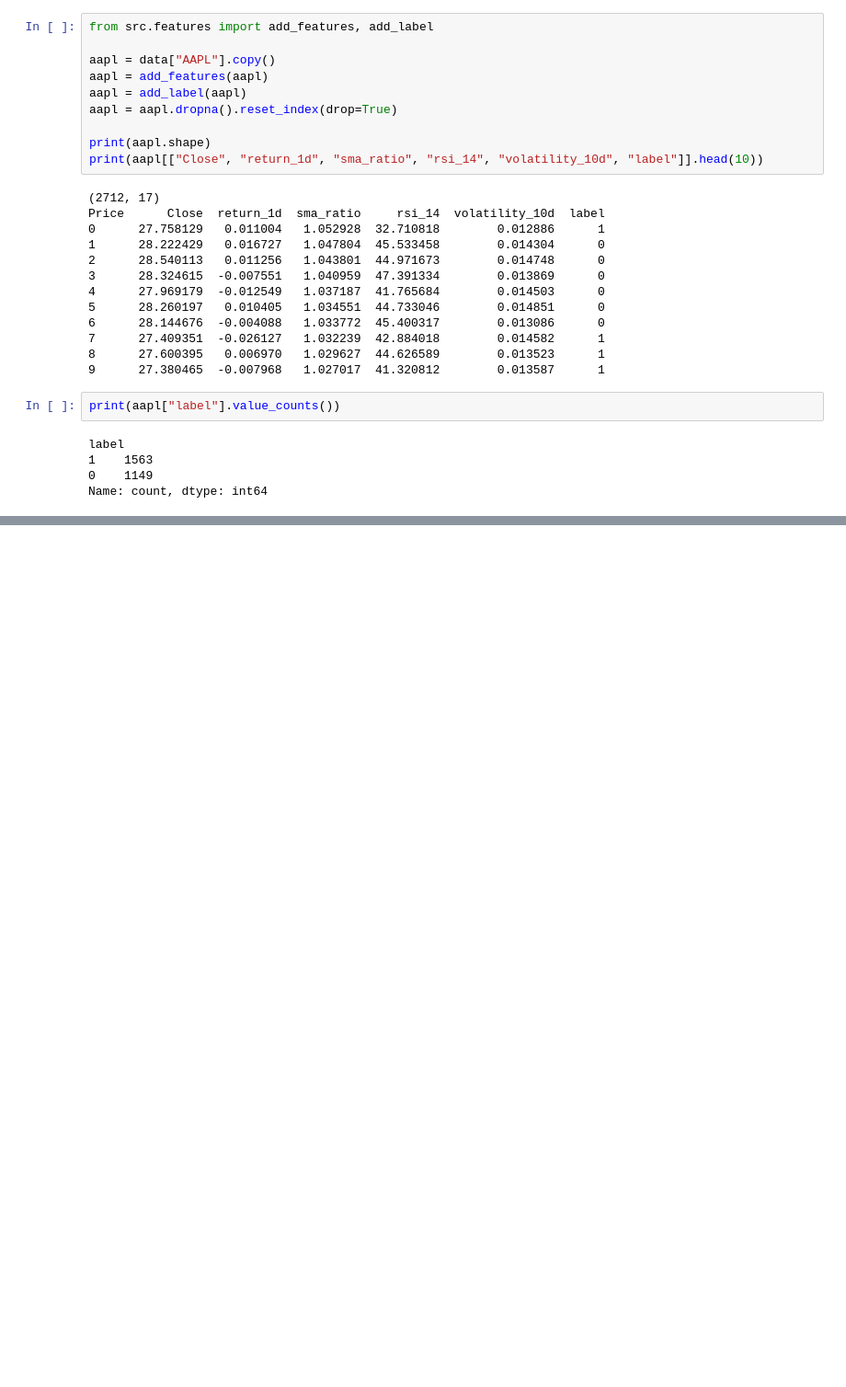
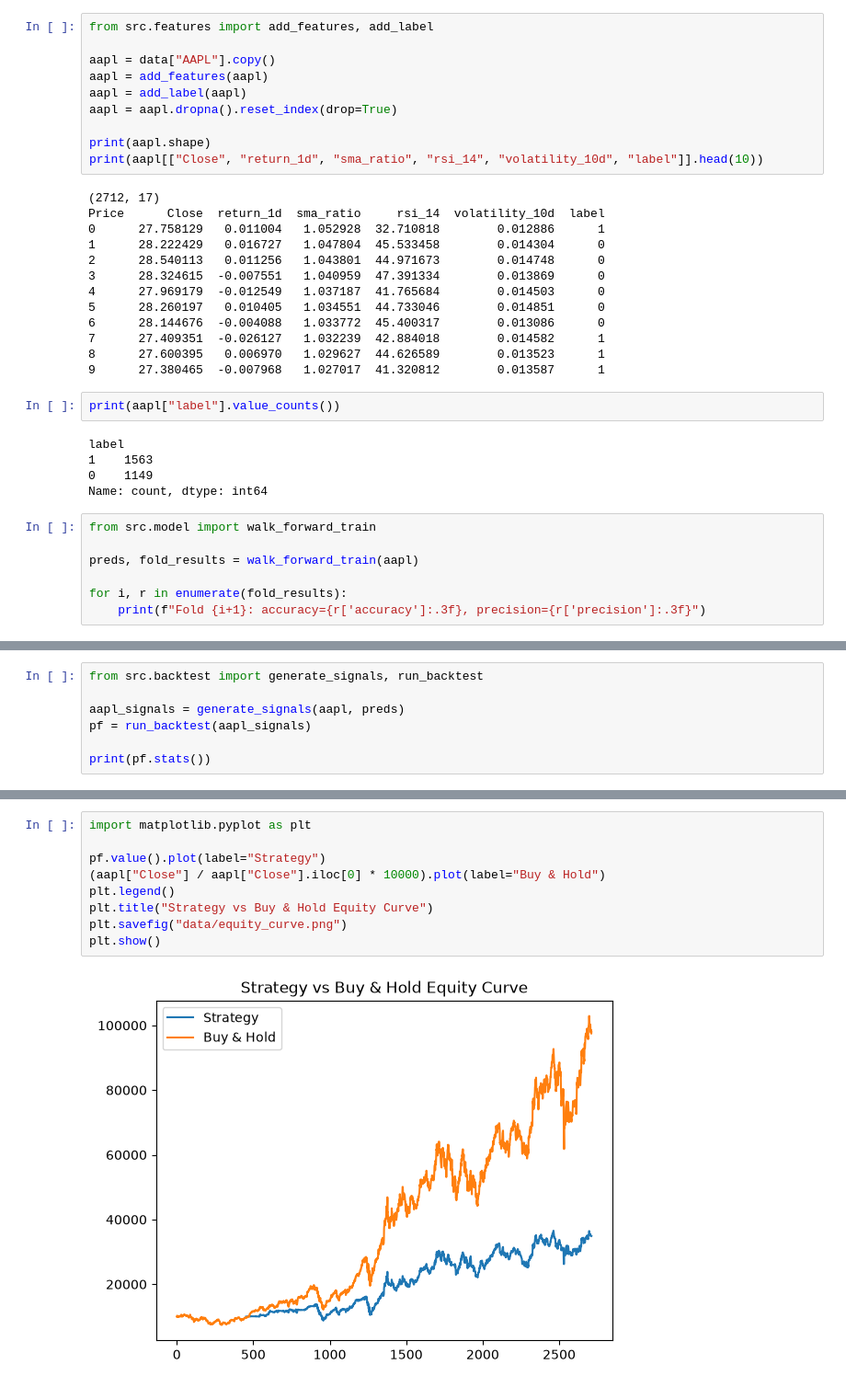
Before and after one commit to Mrigna01/ml-trading-backtester, a Jupyter notebook: test.ipynb, the cells around one changed output, grey strips where cells are left out. Shown at 92% size. Cells and saved outputs as stored; diff of their text form; blank space fills up the shorter version.

Commit message:
Working baseline: Random Forest walk-forward model, backtest engine, multi-ticker Sharpe comparison complete

```diff
--- a/test.ipynb
+++ b/test.ipynb
@@ -77,3 +77,10 @@ label
 1    1563
 0    1149
 Name: count, dtype: int64
+# %%
+from src.model import walk_forward_train
+
+preds, fold_results = walk_forward_train(aapl)
+
+for i, r in enumerate(fold_results):
+    print(f"Fold {i+1}: accuracy={r['accuracy']:.3f}, precision={r['precision']:.3f}")
@@ -79,0 +93,7 @@ Name: count, dtype: int64
+# %%
+from src.backtest import generate_signals, run_backtest
+
+aapl_signals = generate_signals(aapl, preds)
+pf = run_backtest(aapl_signals)
+
+print(pf.stats())
@@ -79,0 +126,11 @@ Name: count, dtype: int64
+# %%
+import matplotlib.pyplot as plt
+
+pf.value().plot(label="Strategy")
+(aapl["Close"] / aapl["Close"].iloc[0] * 10000).plot(label="Buy & Hold")
+plt.legend()
+plt.title("Strategy vs Buy & Hold Equity Curve")
+plt.savefig("data/equity_curve.png")
+plt.show()
+# %% [output]
+[figure, added]
```
Also changed, not shown: parts of 4 cells of this notebook, 4 other files.
